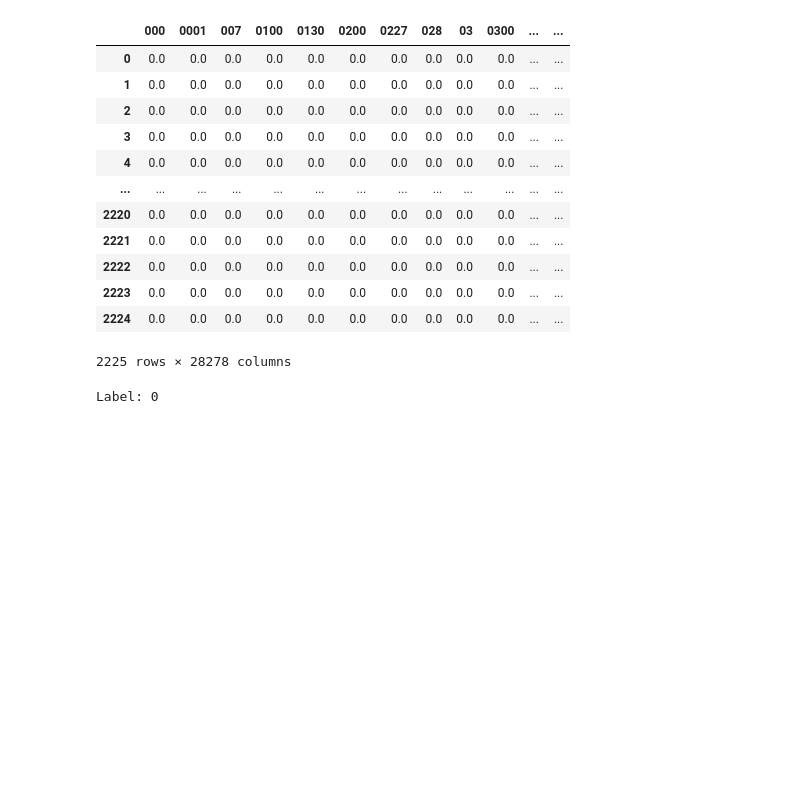
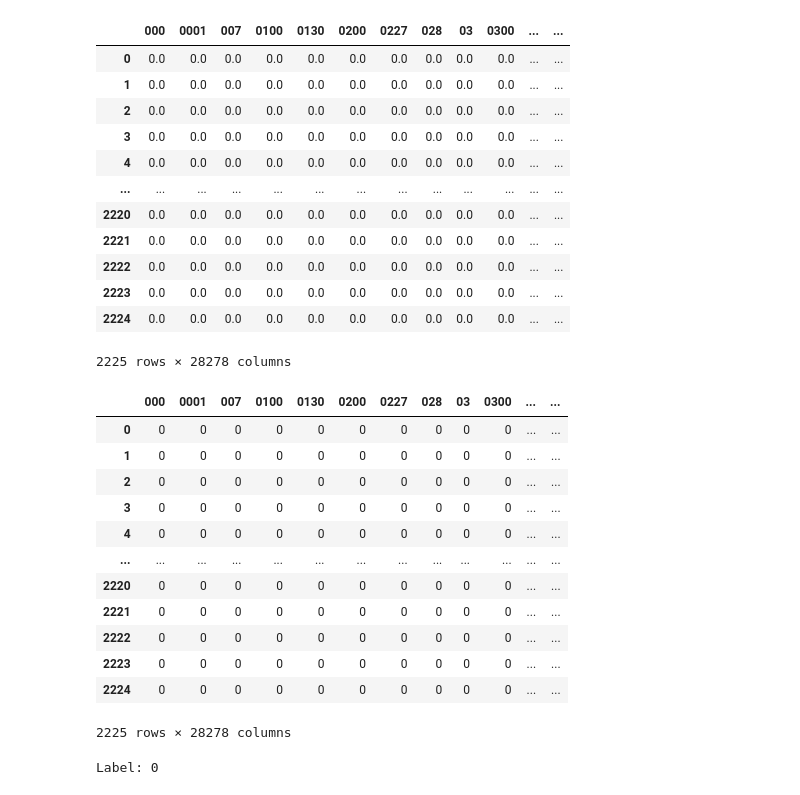
Before and after one commit to jlang62/bachelor-thesis, a Jupyter notebook: code/TextDocumentClassification.ipynb, the cells around one changed output. Drawn from its saved outputs; the diff is of its cells as text; code cells hidden in the pictures; blank space fills up the shorter version.

```diff
--- a/code/TextDocumentClassification.ipynb
+++ b/code/TextDocumentClassification.ipynb
@@ -157,6 +157,26 @@ tfidf
 | 2223 | 0.0 | 0.0 | 0.0 | 0.0 | 0.0 | 0.0 | 0.0 | 0.0 | 0.0 | 0.0 | ... | ... |
 | 2224 | 0.0 | 0.0 | 0.0 | 0.0 | 0.0 | 0.0 | 0.0 | 0.0 | 0.0 | 0.0 | ... | ... |
 2225 rows × 28278 columns
+# %%
+# create the bag of words with count vectorizer
+vec_bow = CountVectorizer()
+X_bow = vec_bow.fit_transform(df['tokens'].apply(lambda x: ' '.join(x)))
+bow = pd.DataFrame(X_bow.toarray(), columns=vec_bow.get_feature_names_out())
+bow
+# %% [output]
+|  | 000 | 0001 | 007 | 0100 | 0130 | 0200 | 0227 | 028 | 03 | 0300 | ... | ... |
+| 0 | 0 | 0 | 0 | 0 | 0 | 0 | 0 | 0 | 0 | 0 | ... | ... |
+| 1 | 0 | 0 | 0 | 0 | 0 | 0 | 0 | 0 | 0 | 0 | ... | ... |
+| 2 | 0 | 0 | 0 | 0 | 0 | 0 | 0 | 0 | 0 | 0 | ... | ... |
+| 3 | 0 | 0 | 0 | 0 | 0 | 0 | 0 | 0 | 0 | 0 | ... | ... |
+| 4 | 0 | 0 | 0 | 0 | 0 | 0 | 0 | 0 | 0 | 0 | ... | ... |
+| ... | ... | ... | ... | ... | ... | ... | ... | ... | ... | ... | ... | ... |
+| 2220 | 0 | 0 | 0 | 0 | 0 | 0 | 0 | 0 | 0 | 0 | ... | ... |
+| 2221 | 0 | 0 | 0 | 0 | 0 | 0 | 0 | 0 | 0 | 0 | ... | ... |
+| 2222 | 0 | 0 | 0 | 0 | 0 | 0 | 0 | 0 | 0 | 0 | ... | ... |
+| 2223 | 0 | 0 | 0 | 0 | 0 | 0 | 0 | 0 | 0 | 0 | ... | ... |
+| 2224 | 0 | 0 | 0 | 0 | 0 | 0 | 0 | 0 | 0 | 0 | ... | ... |
+2225 rows × 28278 columns
 # %%
 # function to plot the most common words in the text data with the tfidf vectorizer
 def plot_most_common_words_tfidf(data, vec, top_n=10):
```
Also changed, not shown: parts of 7 cells of this notebook, 5 other files.
